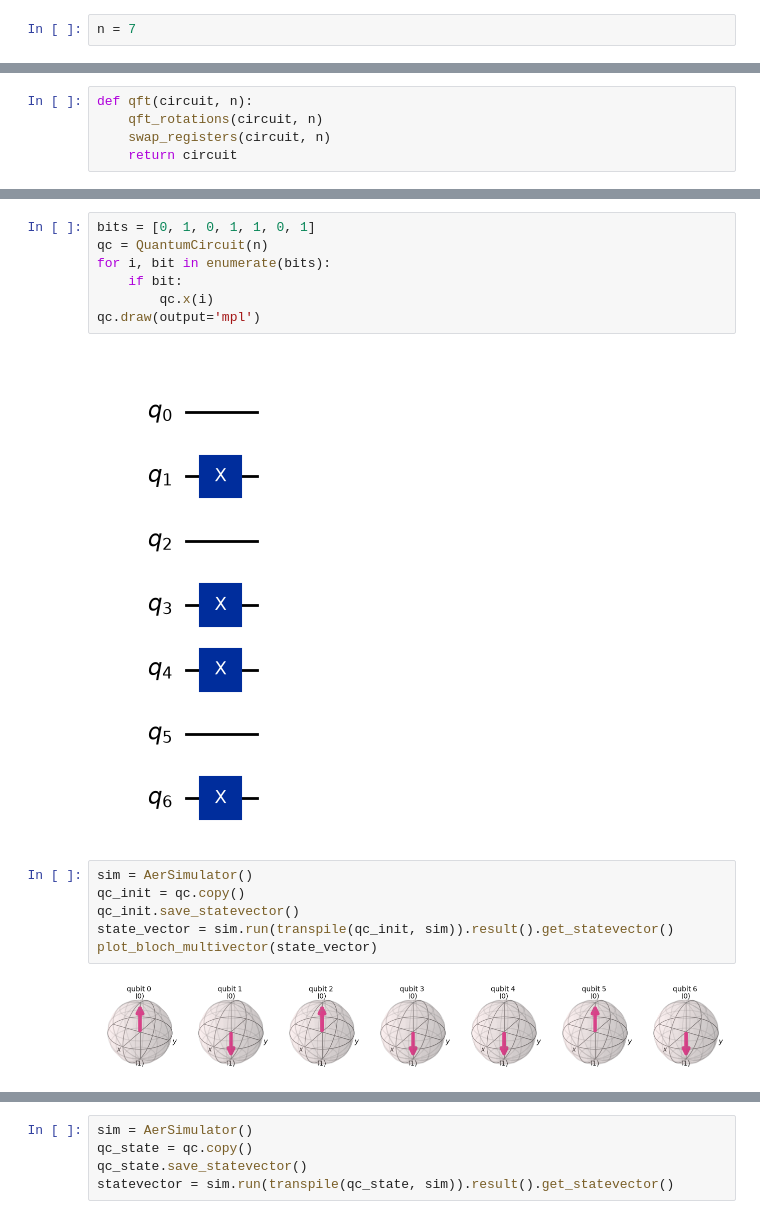
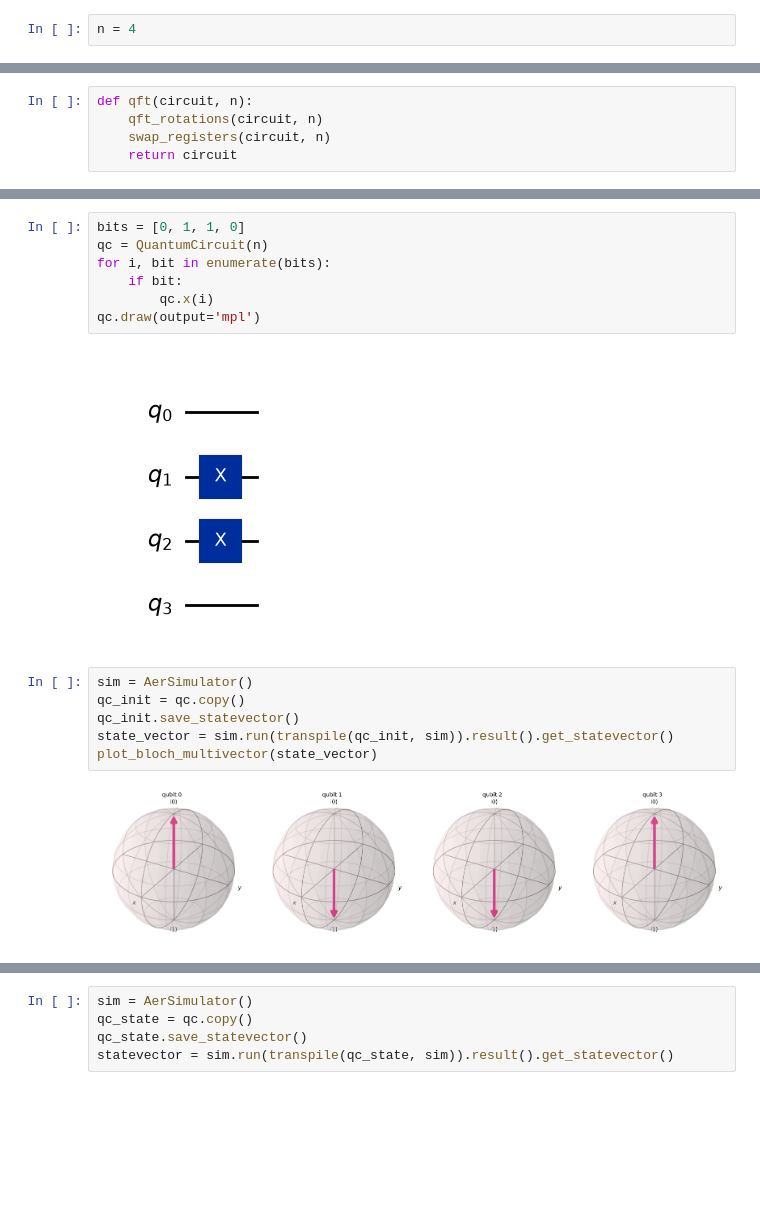
Before and after one commit to Hr15h1/qc_lab, a Jupyter notebook: qft.ipynb, the cells around one changed output, grey strips where cells are left out. Cells and saved outputs as stored; diff of their text form; blank space fills up the shorter version.

```diff
--- a/qft.ipynb
+++ b/qft.ipynb
@@ -18,2 +7,2 @@ def qft_rotations(circuit, n):
 # %%
-n = 7
+n = 4
@@ -42,12 +42,12 @@ qc.draw(output='mpl')
 # %%
-bits = [0, 1, 0, 1, 1, 0, 1]
+bits = [0, 1, 1, 0]
 qc = QuantumCircuit(n)
 for i, bit in enumerate(bits):
     if bit:
         qc.x(i)
 qc.draw(output='mpl')
 # %% [output]
-[figure, old version]
+[figure, new version]
 # %%
 sim = AerSimulator()
 qc_init = qc.copy()
@@ -55,5 +55,5 @@ qc_init.save_statevector()
 state_vector = sim.run(transpile(qc_init, sim)).result().get_statevector()
 plot_bloch_multivector(state_vector)
 # %% [output]
-[figure, old version]
+[figure, new version]
 # %%
```
Also changed, not shown: parts of 9 cells of this notebook, 9 other files.
